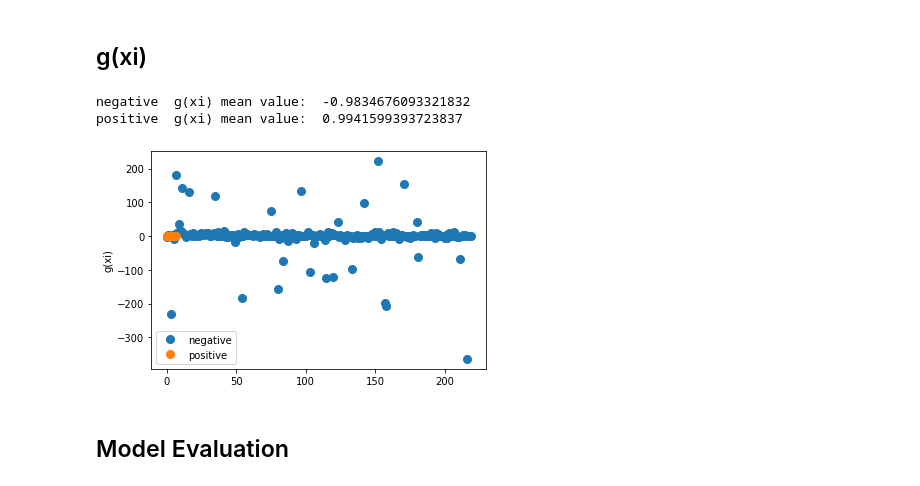
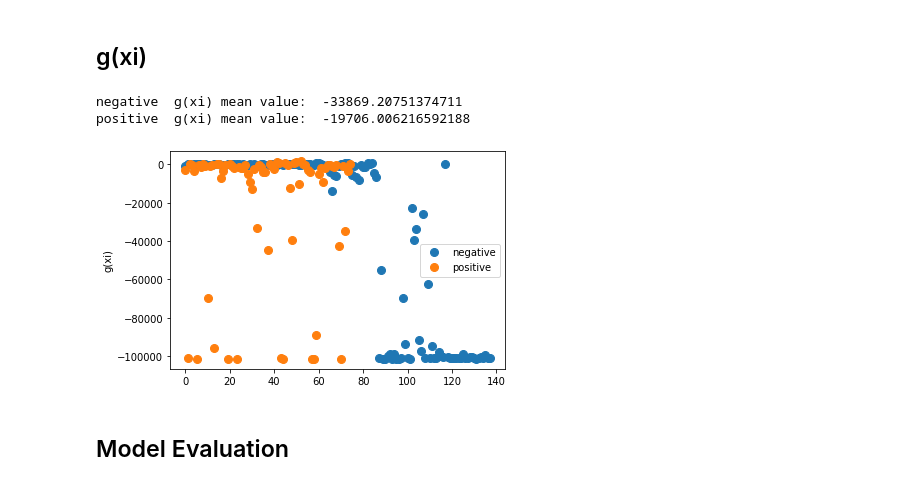
Before and after one commit to mahyahashemi/RKHS, a Jupyter notebook: SVM_RKHS.ipynb, the cells around one changed output. Saved outputs shown, nothing was run; the diff lists cells and outputs as text; code cells hidden in the pictures.

```diff
--- a/SVM_RKHS.ipynb
+++ b/SVM_RKHS.ipynb
@@ -86,6 +96,6 @@ def give_landa(df, minor_cls, major_cls):
     landa.append(landa_i)
   return landa
 # %%
-df = pd.read_csv("FVS-SVM-RKHS/datasets/shuttle-6_vs_2-3.csv")
+df = pd.read_csv("FVS-SVM-RKHS/datasets/glass1.csv")
 df.head()
 # %% [output]
@@ -122,6 +135,6 @@ positive     10
 Name: class, dtype: int64
 # %%
-SN = 20
+SN = 50
 minor_df = df_train[df_train["class"]==minor_cls]
 S_T = []
 FV_T = pd.DataFrame()
@@ -137,6 +147,6 @@ for i in range(minor_df.shape[0]):
 # %%
 landa_max = -1000
-tot = np.shape(S_T)[-1]
+tot = len(S_T)-1
 for i, S in enumerate(S_T):
 
   FV1 = FV_T.iloc[[i]]
@@ -147,10 +157,11 @@ for i, S in enumerate(S_T):
   for vector in df_new.values:
     vec = np.array(list(vector[:-1]))
     cls.append(vector[-1])
-    KSx = give_KSx(S, vec, sigma = sig)
-    KSS = give_KSS(S, sigma = sig)
-    DSS = np.sqrt(KSS)
-    beta = np.dot(np.dot(np.transpose(KSx), np.linalg.inv(KSS)), DSS)
+    KSx = give_KSx(S, vec, sig = sig)
+    KSS = give_KSS(S, sig = sig)
+    DSS = np.diag(np.diag(np.sqrt(KSS)))
+    beta = np.dot(np.transpose(KSx), np.linalg.inv(KSS))
+    #beta = np.dot(np.dot(np.transpose(KSx), np.linalg.inv(KSS)), DSS)
     if flag == 0:
       B = beta
       flag = -1
@@ -160,12 +171,14 @@ for i, S in enumerate(S_T):
   B_df = pd.DataFrame(B)
   B_df["Class"] = cls
 
+  '''
   a = B_df[B_df["Class"] == minor_cls]
   Npos = a.shape[0] * -1
   a = pd.concat([a,a])
   a = pd.concat([a, B_df[B_df["Class"]==major_cls].iloc[:Npos,:]])
+  '''
 
-  landa = give_landa(a, minor_cls, major_cls)
+  landa = give_landa(B_df, minor_cls, major_cls)
 
   clear_output(wait=True)
   print(str((i/tot)*100)+"%")
@@ -175,6 +188,9 @@ for i, S in enumerate(S_T):
     #print(landa_t)
     landa_max = landa_t
     best_S = S
+    best_B = B_df.copy()
+
+B_df = best_B.copy()
 # %% [output]
 100.0%
 # %% [markdown]
@@ -188,7 +204,7 @@ for m in range(np.shape(best_S)[0]):
   if m == 0:
     omeg = omeg_m
     continue
-  omeg = list(np.concatenate((omeg, omeg_m)))
+  omeg = np.concatenate((omeg, omeg_m))
 omeg = np.array(omeg).reshape((np.shape(best_S)[0], np.shape(best_S)[0]))
 # %%
 H = []
@@ -259,23 +273,23 @@ B_df["g(xi)"] = np.nan
 for i in range(B_df.shape[0]):
   B_df.loc[i, "g(xi)"] = np.dot(B_df.iloc[i, 0:-3], (y_hat-b)) + b
 # %%
-B_df.drop(index = 208, inplace=True)
+#B_df.drop(index = 208, inplace=True)
 
 groups = B_df.groupby('Class')
 
 # Plot
 fig, ax = plt.subplots()
 ax.margins(0.05) # Optional, just adds 5% padding to the autoscaling
 for name, group in groups:
     ax.plot(np.arange(0, group.shape[0]), group["g(xi)"], marker='o', linestyle='', ms=8, label=name)
     print(name, " g(xi) mean value: ", np.mean(group["g(xi)"]))
 ax.legend()
 plt.ylabel("g(xi)")
 
 plt.show()
 # %% [output]
-negative  g(xi) mean value:  -0.9834676093321832
-positive  g(xi) mean value:  0.9941599393723837
+negative  g(xi) mean value:  -33869.20751374711
+positive  g(xi) mean value:  -19706.006216592188
-[figure, old version]
+[figure, new version]
 # %%
 # change threshold to change the model's performance:
```
Also changed, not shown: parts of 19 cells of this notebook.
